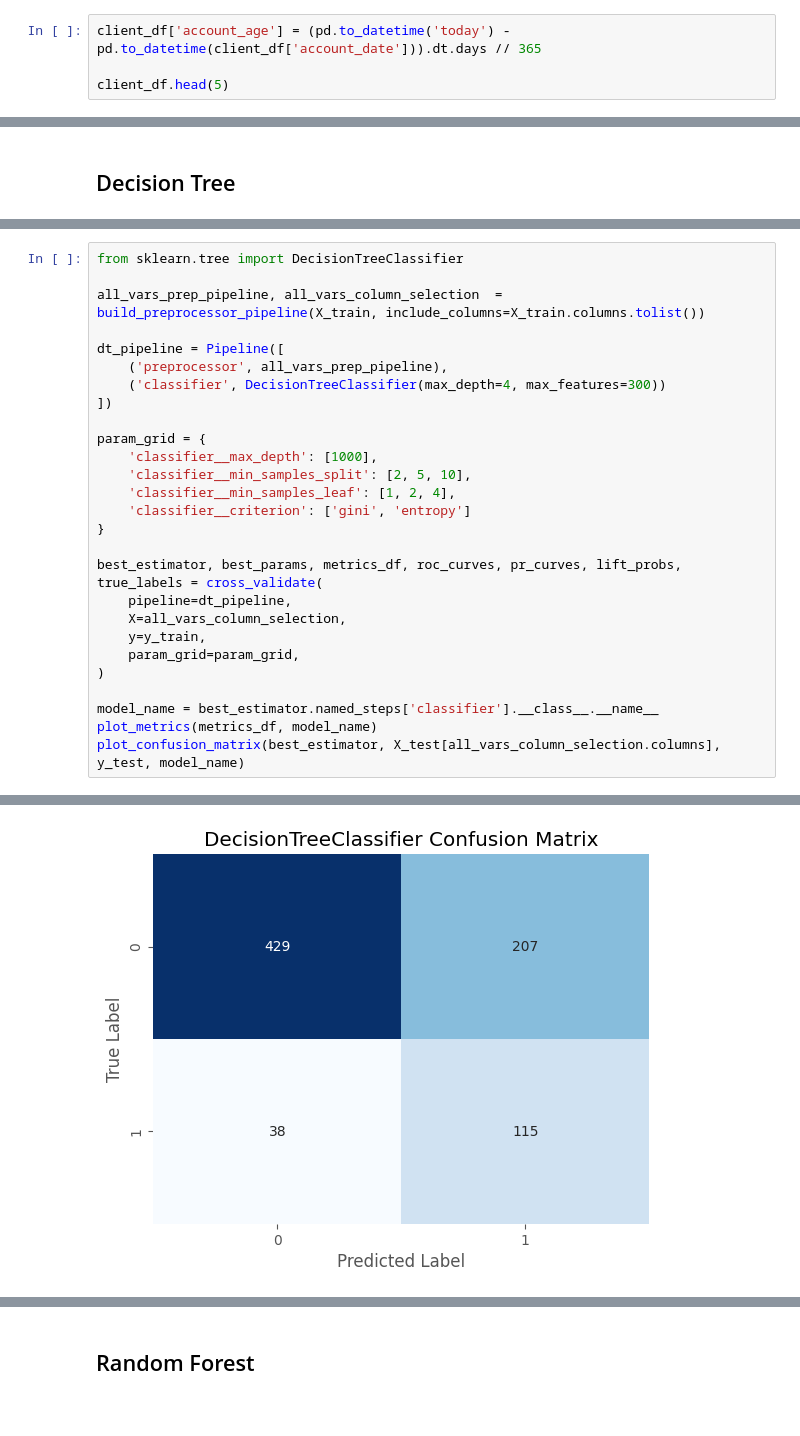
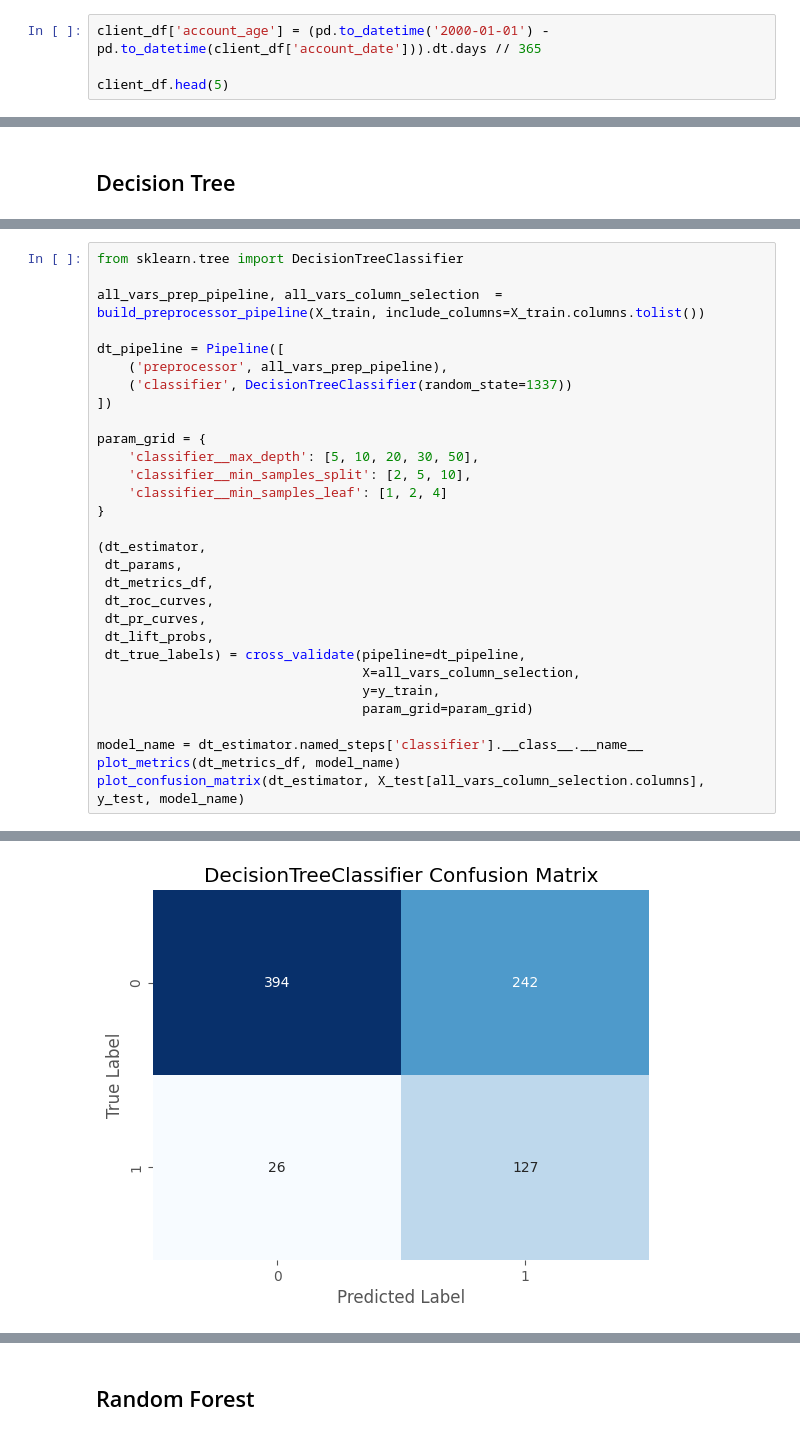
Before and after one commit to okaynils/fhnw-ds-aml, a Jupyter notebook: notebook.ipynb, the cells around one changed output, grey strips where cells are left out. Drawn from its saved outputs; the diff is of its cells as text.

```diff
--- a/notebook.ipynb
+++ b/notebook.ipynb
@@ -866,7 +867,7 @@ client_df.head(5)
 ### Temporal Features
 Account age
 # %%
-client_df['account_age'] = (pd.to_datetime('today') - pd.to_datetime(client_df['account_date'])).dt.days // 365
+client_df['account_age'] = (pd.to_datetime('2000-01-01') - pd.to_datetime(client_df['account_date'])).dt.days // 365
 
 client_df.head(5)
 # %% [output]
@@ -1070,24 +1096,27 @@ all_vars_prep_pipeline, all_vars_column_selection  = build_preprocessor_pipeline
 
 dt_pipeline = Pipeline([
     ('preprocessor', all_vars_prep_pipeline),
-    ('classifier', DecisionTreeClassifier(max_depth=4, max_features=300))
+    ('classifier', DecisionTreeClassifier(random_state=1337))
 ])
 
 param_grid = {
-    'classifier__max_depth': [1000],
+    'classifier__max_depth': [5, 10, 20, 30, 50],
     'classifier__min_samples_split': [2, 5, 10],
-    'classifier__min_samples_leaf': [1, 2, 4],
-    'classifier__criterion': ['gini', 'entropy']
+    'classifier__min_samples_leaf': [1, 2, 4]
 }
 
-best_estimator, best_params, metrics_df, roc_curves, pr_curves, lift_probs, true_labels = cross_validate(
-    pipeline=dt_pipeline,
-    X=all_vars_column_selection,
-    y=y_train,
-    param_grid=param_grid,
-)
+(dt_estimator,
+ dt_params,
+ dt_metrics_df,
+ dt_roc_curves,
+ dt_pr_curves,
+ dt_lift_probs,
+ dt_true_labels) = cross_validate(pipeline=dt_pipeline,
+                                  X=all_vars_column_selection,
+                                  y=y_train,
+                                  param_grid=param_grid)
 
-model_name = best_estimator.named_steps['classifier'].__class__.__name__
-plot_metrics(metrics_df, model_name)
-plot_confusion_matrix(best_estimator, X_test[all_vars_column_selection.columns], y_test, model_name)
+model_name = dt_estimator.named_steps['classifier'].__class__.__name__
+plot_metrics(dt_metrics_df, model_name)
+plot_confusion_matrix(dt_estimator, X_test[all_vars_column_selection.columns], y_test, model_name)
 # %% [output]
@@ -1095 +1124 @@ plot_confusion_matrix(best_estimator, X_test[all_vars_column_selection.columns],
-[figure, old version]
+[figure, new version]
```
Also changed, not shown: parts of 29 cells of this notebook, 3 other files.
